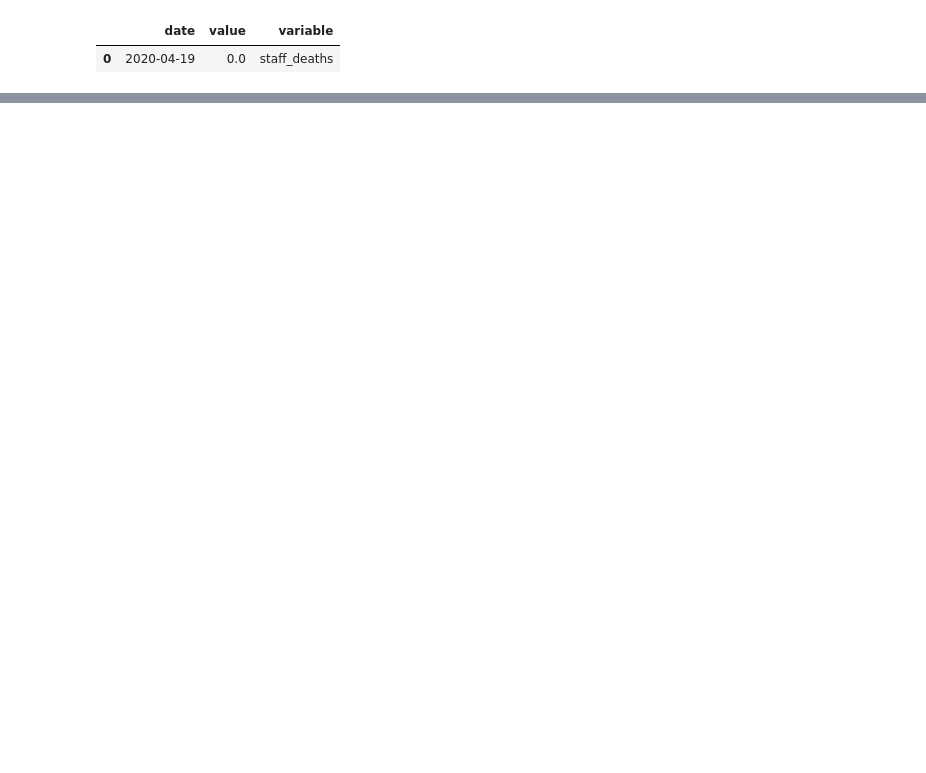
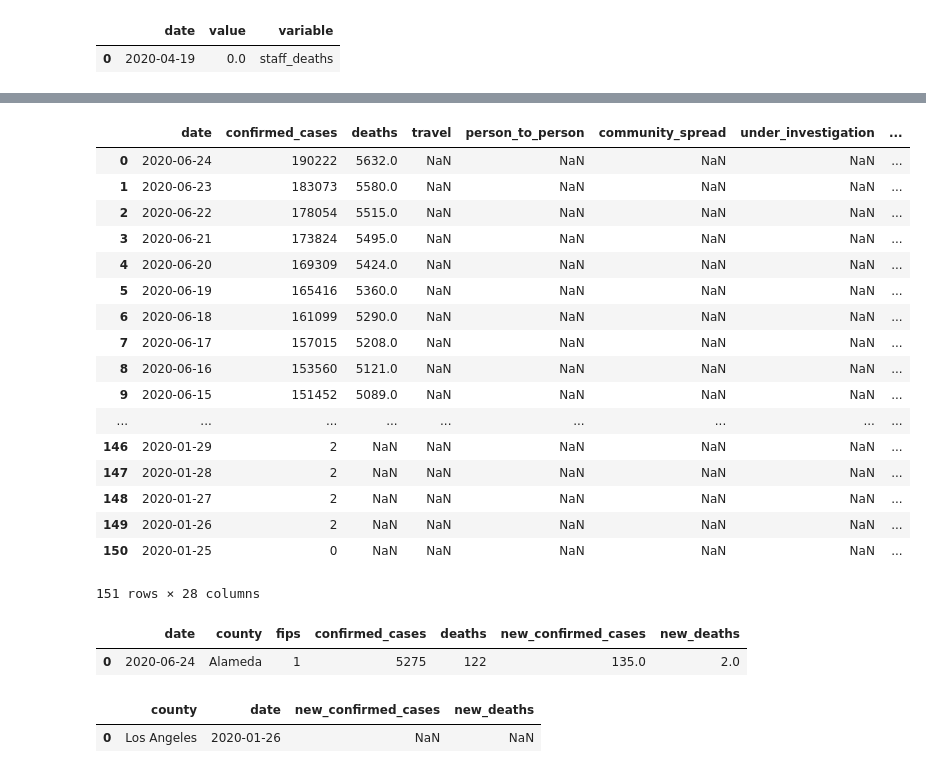
Before and after one commit to janmtl/covid, a Jupyter notebook: covid-tracker.ipynb, the cells around one changed output, grey strips where cells are left out. Saved outputs shown, nothing was run; the diff lists cells and outputs as text; code cells hidden in the pictures; blank space fills up the shorter version.

```diff
--- a/covid-tracker.ipynb
+++ b/covid-tracker.ipynb
@@ -137,3 +137,61 @@ al.Chart(
 )
 # %% [output]
 [interactive output not drawn]
+# %%
+cdph_state
+# %% [output]
+|  | date | confirmed_cases | deaths | travel | person_to_person | community_spread | under_investigation | ... |
+| 0 | 2020-06-24 | 190222 | 5632.0 | NaN | NaN | NaN | NaN | ... |
+| 1 | 2020-06-23 | 183073 | 5580.0 | NaN | NaN | NaN | NaN | ... |
+| 2 | 2020-06-22 | 178054 | 5515.0 | NaN | NaN | NaN | NaN | ... |
+| 3 | 2020-06-21 | 173824 | 5495.0 | NaN | NaN | NaN | NaN | ... |
+| 4 | 2020-06-20 | 169309 | 5424.0 | NaN | NaN | NaN | NaN | ... |
+| 5 | 2020-06-19 | 165416 | 5360.0 | NaN | NaN | NaN | NaN | ... |
+| 6 | 2020-06-18 | 161099 | 5290.0 | NaN | NaN | NaN | NaN | ... |
+| 7 | 2020-06-17 | 157015 | 5208.0 | NaN | NaN | NaN | NaN | ... |
+| 8 | 2020-06-16 | 153560 | 5121.0 | NaN | NaN | NaN | NaN | ... |
+| 9 | 2020-06-15 | 151452 | 5089.0 | NaN | NaN | NaN | NaN | ... |
+| ... | ... | ... | ... | ... | ... | ... | ... | ... |
+| 146 | 2020-01-29 | 2 | NaN | NaN | NaN | NaN | NaN | ... |
+| 147 | 2020-01-28 | 2 | NaN | NaN | NaN | NaN | NaN | ... |
+| 148 | 2020-01-27 | 2 | NaN | NaN | NaN | NaN | NaN | ... |
+| 149 | 2020-01-26 | 2 | NaN | NaN | NaN | NaN | NaN | ... |
+| 150 | 2020-01-25 | 0 | NaN | NaN | NaN | NaN | NaN | ... |
+151 rows × 28 columns
+# %%
+lat = pd.read_csv("https://raw.githubusercontent.com/datadesk/california-coronavirus-data/master/latimes-county-totals.csv", parse_dates=['date'])
+lat.head(1)
+# %% [output]
+|  | date | county | fips | confirmed_cases | deaths | new_confirmed_cases | new_deaths |
+| 0 | 2020-06-24 | Alameda | 1 | 5275 | 122 | 135.0 | 2.0 |
+# %%
+big_counties = (
+    lat
+    .pipe(lambda x: x[x['date'] >= x['date'].max() - pd.Timedelta(days=30)])
+    .groupby('county')
+    ['new_confirmed_cases']
+    .sum()
+    .pipe(lambda x: x/x.sum())
+    .pipe(lambda x: x[x >= 0.05])
+    .index
+    .values
+)
+lat2 = (
+    lat
+    .pipe(lambda x: x.assign(county=x['county'].where(x['county'].isin(big_counties), 'other')))
+    .groupby(['county', 'date'])
+    [['new_confirmed_cases', 'new_deaths']]
+    .sum()
+    .reset_index()
+    .set_index(['county', 'date'])
+    .sort_index(axis=0)
+    .groupby(level='county')
+    .rolling(14, min_period=0)
+    .mean()
+    .reset_index(level=[0], drop=True)
+    .reset_index()
+)
+lat2.head(1)
+# %% [output]
+|  | county | date | new_confirmed_cases | new_deaths |
+| 0 | Los Angeles | 2020-01-26 | NaN | NaN |
```
Also changed, not shown: parts of 5 cells of this notebook, 7 other files.
